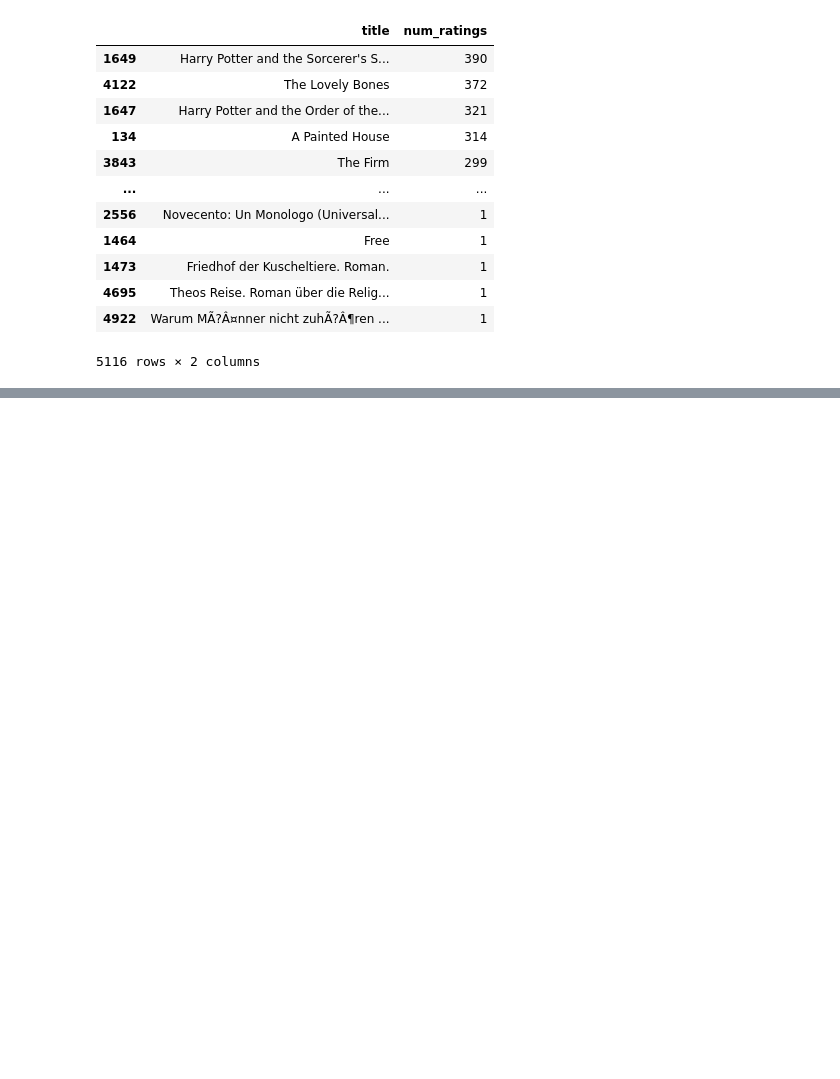
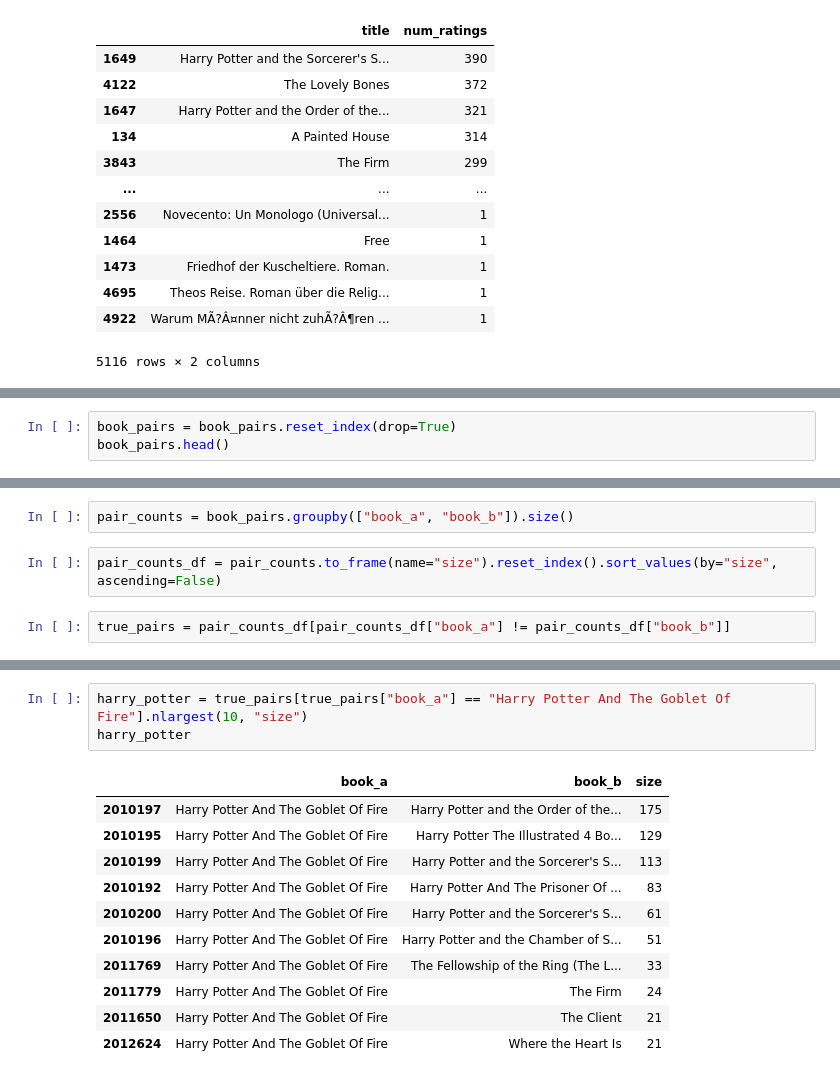
Before and after one commit to netleniya/PySpark-ALS-Recommender, a Jupyter notebook: py_files/eda.ipynb, the cells around one changed output, grey strips where cells are left out. Saved outputs shown, nothing was run; the diff lists cells and outputs as text; blank space fills up the shorter version.

```diff
--- a/py_files/eda.ipynb
+++ b/py_files/eda.ipynb
@@ -264,0 +289,3 @@ grouped
+# %%
+book_pairs = book_pairs.reset_index(drop=True)
+book_pairs.head()
@@ -264,0 +299,6 @@ grouped
+# %%
+pair_counts = book_pairs.groupby(["book_a", "book_b"]).size()
+# %%
+pair_counts_df = pair_counts.to_frame(name="size").reset_index().sort_values(by="size", ascending=False)
+# %%
+true_pairs = pair_counts_df[pair_counts_df["book_a"] != pair_counts_df["book_b"]]
@@ -264,0 +314,15 @@ grouped
+# %%
+harry_potter = true_pairs[true_pairs["book_a"] == "Harry Potter And The Goblet Of Fire"].nlargest(10, "size")
+harry_potter
+# %% [output]
+|  | book_a | book_b | size |
+| 2010197 | Harry Potter And The Goblet Of Fire | Harry Potter and the Order of the... | 175 |
+| 2010195 | Harry Potter And The Goblet Of Fire | Harry Potter The Illustrated 4 Bo... | 129 |
+| 2010199 | Harry Potter And The Goblet Of Fire | Harry Potter and the Sorcerer's S... | 113 |
+| 2010192 | Harry Potter And The Goblet Of Fire | Harry Potter And The Prisoner Of ... | 83 |
+| 2010200 | Harry Potter And The Goblet Of Fire | Harry Potter and the Sorcerer's S... | 61 |
+| 2010196 | Harry Potter And The Goblet Of Fire | Harry Potter and the Chamber of S... | 51 |
+| 2011769 | Harry Potter And The Goblet Of Fire | The Fellowship of the Ring (The L... | 33 |
+| 2011779 | Harry Potter And The Goblet Of Fire | The Firm | 24 |
+| 2011650 | Harry Potter And The Goblet Of Fire | The Client | 21 |
+| 2012624 | Harry Potter And The Goblet Of Fire | Where the Heart Is | 21 |
```
Also changed, not shown: parts of 16 cells of this notebook.
